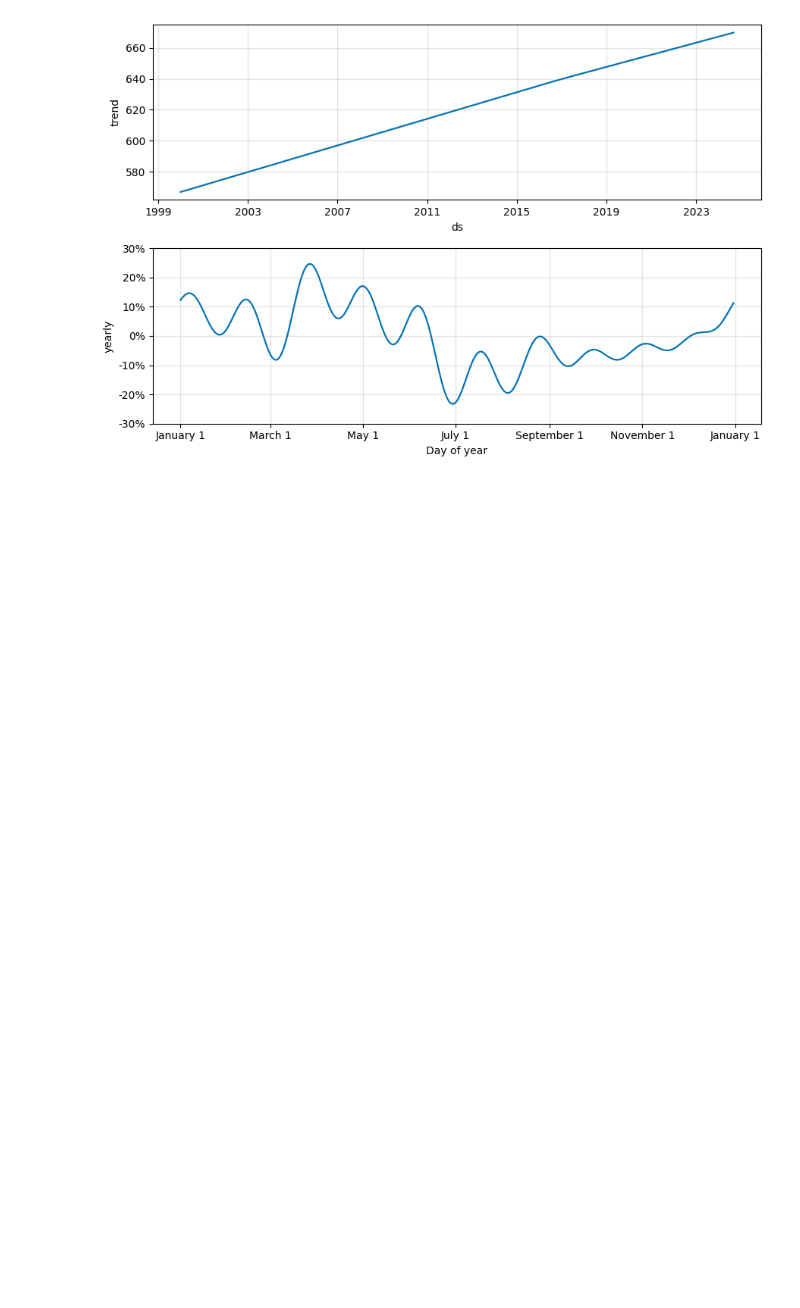
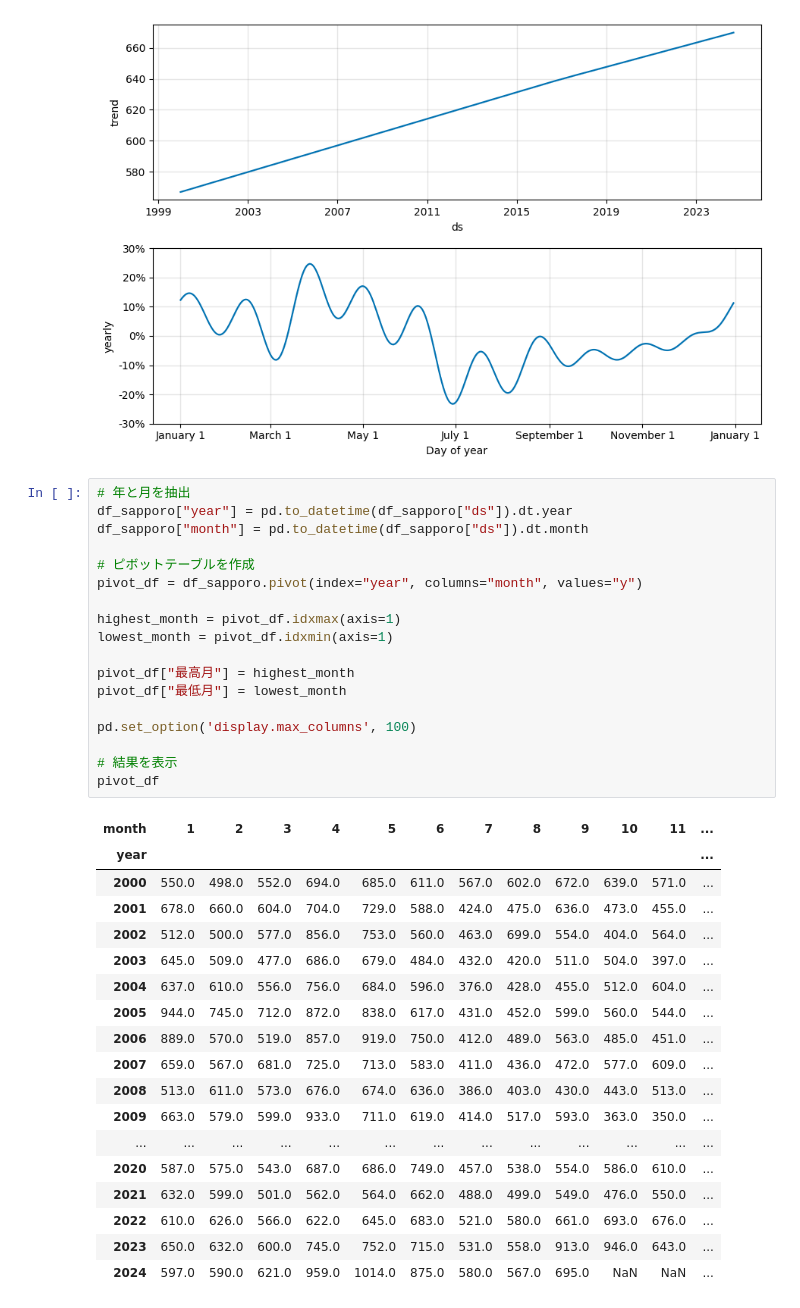
Before and after one commit to makinzm/hajimeteno-prophet, a Jupyter notebook: notebooks/02_broccoli.ipynb, the cells around one changed output. Cells and saved outputs as stored; diff of their text form; blank space fills up the shorter version.

Commit message:
detailed sapporo

```diff
--- a/notebooks/02_broccoli.ipynb
+++ b/notebooks/02_broccoli.ipynb
@@ -109,3 +109,40 @@ figure_component = model.plot_components(model.predict(df_sapporo))
 14:46:08 - cmdstanpy - INFO - Chain [1] done processing
 [figure]
 [figure]
+# %%
+# 年と月を抽出
+df_sapporo["year"] = pd.to_datetime(df_sapporo["ds"]).dt.year
+df_sapporo["month"] = pd.to_datetime(df_sapporo["ds"]).dt.month
+
+# ピボットテーブルを作成
+pivot_df = df_sapporo.pivot(index="year", columns="month", values="y")
+
+highest_month = pivot_df.idxmax(axis=1)
+lowest_month = pivot_df.idxmin(axis=1)
+
+pivot_df["最高月"] = highest_month
+pivot_df["最低月"] = lowest_month
+
+pd.set_option('display.max_columns', 100)
+
+# 結果を表示
+pivot_df
+# %% [output]
+| month | 1 | 2 | 3 | 4 | 5 | 6 | 7 | 8 | 9 | 10 | 11 | ... |
+| year |  |  |  |  |  |  |  |  |  |  |  | ... |
+| 2000 | 550.0 | 498.0 | 552.0 | 694.0 | 685.0 | 611.0 | 567.0 | 602.0 | 672.0 | 639.0 | 571.0 | ... |
+| 2001 | 678.0 | 660.0 | 604.0 | 704.0 | 729.0 | 588.0 | 424.0 | 475.0 | 636.0 | 473.0 | 455.0 | ... |
+| 2002 | 512.0 | 500.0 | 577.0 | 856.0 | 753.0 | 560.0 | 463.0 | 699.0 | 554.0 | 404.0 | 564.0 | ... |
+| 2003 | 645.0 | 509.0 | 477.0 | 686.0 | 679.0 | 484.0 | 432.0 | 420.0 | 511.0 | 504.0 | 397.0 | ... |
+| 2004 | 637.0 | 610.0 | 556.0 | 756.0 | 684.0 | 596.0 | 376.0 | 428.0 | 455.0 | 512.0 | 604.0 | ... |
+| 2005 | 944.0 | 745.0 | 712.0 | 872.0 | 838.0 | 617.0 | 431.0 | 452.0 | 599.0 | 560.0 | 544.0 | ... |
+| 2006 | 889.0 | 570.0 | 519.0 | 857.0 | 919.0 | 750.0 | 412.0 | 489.0 | 563.0 | 485.0 | 451.0 | ... |
+| 2007 | 659.0 | 567.0 | 681.0 | 725.0 | 713.0 | 583.0 | 411.0 | 436.0 | 472.0 | 577.0 | 609.0 | ... |
+| 2008 | 513.0 | 611.0 | 573.0 | 676.0 | 674.0 | 636.0 | 386.0 | 403.0 | 430.0 | 443.0 | 513.0 | ... |
+| 2009 | 663.0 | 579.0 | 599.0 | 933.0 | 711.0 | 619.0 | 414.0 | 517.0 | 593.0 | 363.0 | 350.0 | ... |
+| ... | ... | ... | ... | ... | ... | ... | ... | ... | ... | ... | ... | ... |
+| 2020 | 587.0 | 575.0 | 543.0 | 687.0 | 686.0 | 749.0 | 457.0 | 538.0 | 554.0 | 586.0 | 610.0 | ... |
+| 2021 | 632.0 | 599.0 | 501.0 | 562.0 | 564.0 | 662.0 | 488.0 | 499.0 | 549.0 | 476.0 | 550.0 | ... |
+| 2022 | 610.0 | 626.0 | 566.0 | 622.0 | 645.0 | 683.0 | 521.0 | 580.0 | 661.0 | 693.0 | 676.0 | ... |
+| 2023 | 650.0 | 632.0 | 600.0 | 745.0 | 752.0 | 715.0 | 531.0 | 558.0 | 913.0 | 946.0 | 643.0 | ... |
+| 2024 | 597.0 | 590.0 | 621.0 | 959.0 | 1014.0 | 875.0 | 580.0 | 567.0 | 695.0 | NaN | NaN | ... |
```
